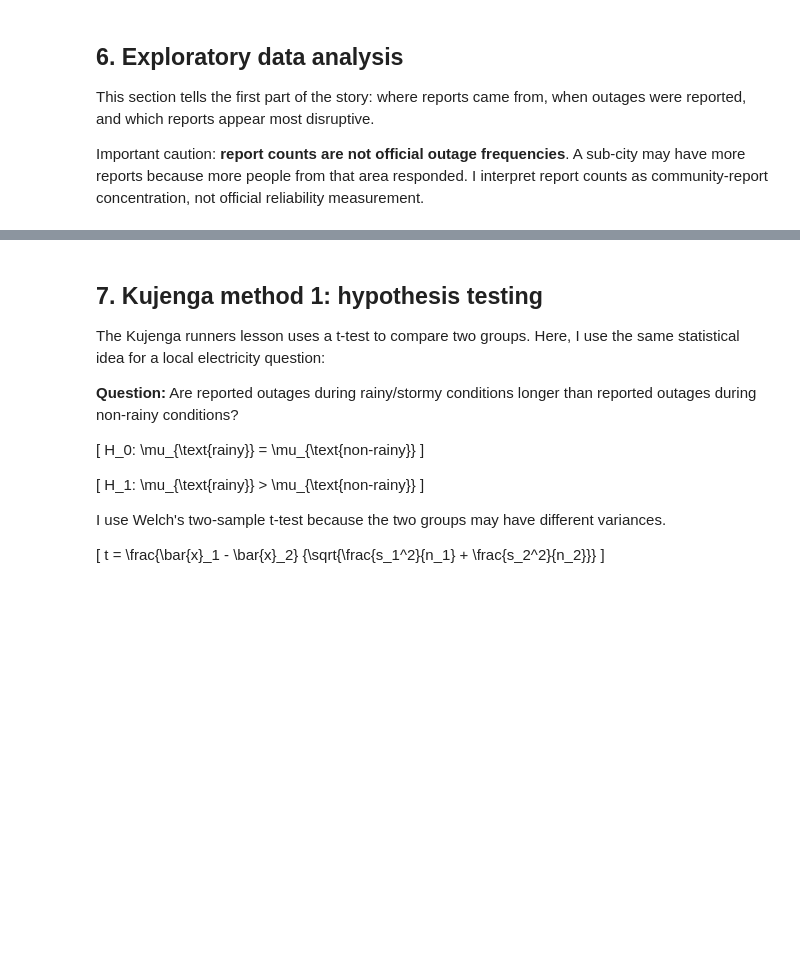
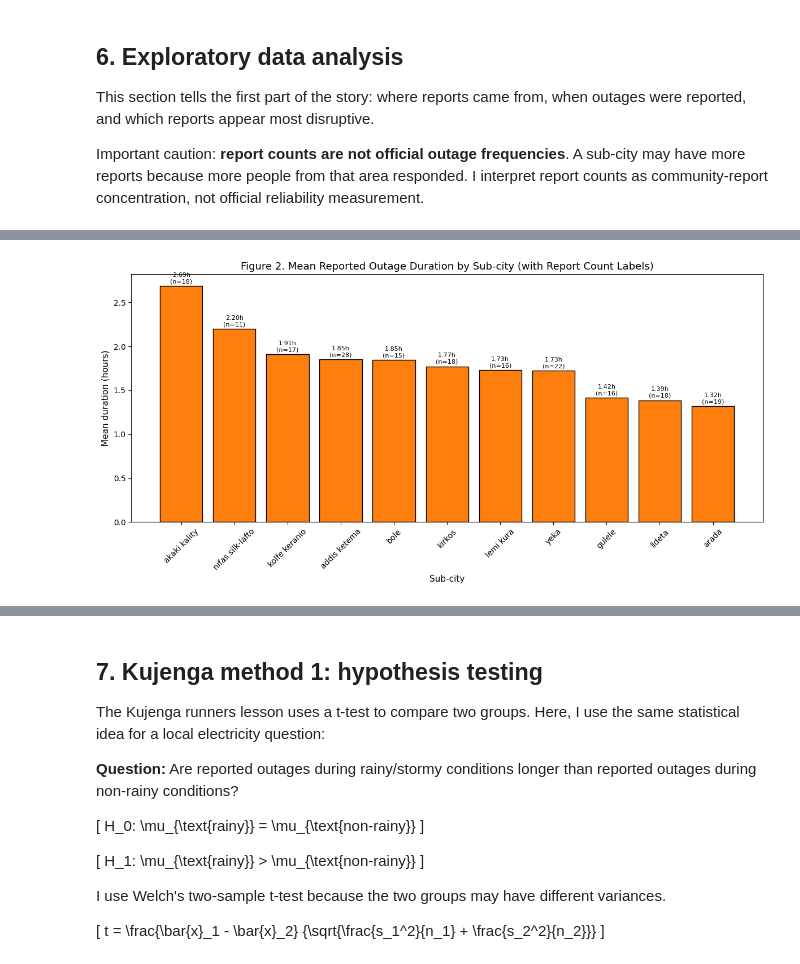
Before and after one commit to lisan-5/GridSense, a Jupyter notebook: notebooks/lisanegebriel_ethiopia_final_project.ipynb, the cells around one changed output, grey strips where cells are left out. Saved outputs shown, nothing was run; the diff lists cells and outputs as text; code cells hidden in the pictures; blank space fills up the shorter version.

```diff
--- a/notebooks/lisanegebriel_ethiopia_final_project.ipynb
+++ b/notebooks/lisanegebriel_ethiopia_final_project.ipynb
@@ -596,0 +545,19 @@ These findings are early signals from a community sample. They are not official
+# %%
+# 2) Average duration by sub-city with report counts overlay
+subcity_stats = df.groupby('sub_city').agg(
+    mean_duration=('duration_hours','mean'),
+    reports=('report_id','count')
+).sort_values('mean_duration', ascending=False)
+
+fig, ax1 = plt.subplots(figsize=(12,6))
+ax1.bar(subcity_stats.index, subcity_stats['mean_duration'], color='#ff7f0e', edgecolor='black')
+ax1.set_title('Figure 2. Mean Reported Outage Duration by Sub-city (with Report Count Labels)')
+ax1.set_ylabel('Mean duration (hours)')
+ax1.set_xlabel('Sub-city')
+ax1.tick_params(axis='x', rotation=45)
+for i, (dur, cnt) in enumerate(zip(subcity_stats['mean_duration'], subcity_stats['reports'])):
+    ax1.text(i, dur + 0.03, f"{dur:.2f}h\n(n={cnt})", ha='center', fontsize=8)
+plt.tight_layout()
+plt.show()
+# %% [output]
+[figure, added]
```
Also changed, not shown: parts of 45 cells of this notebook, 7 other files.
